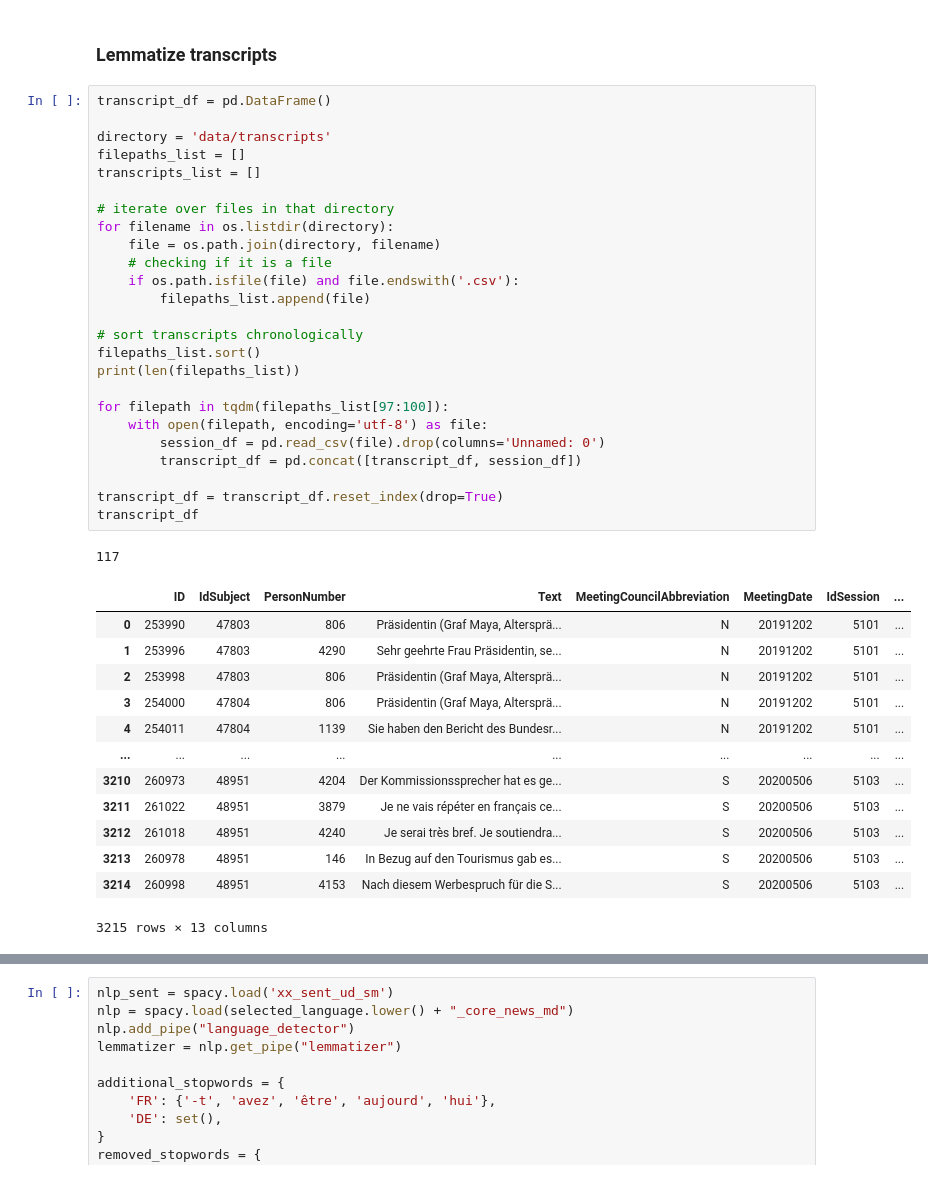
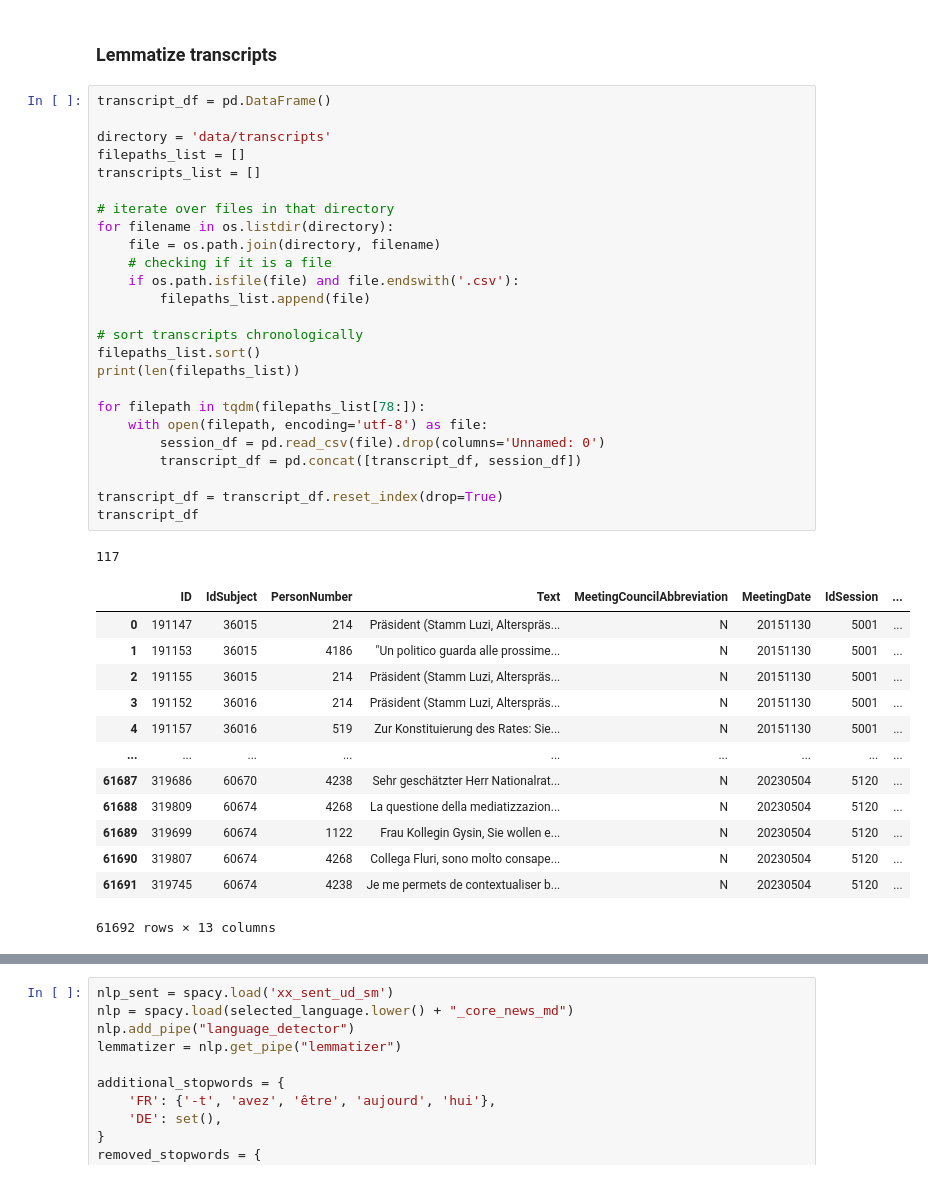
Before and after one commit to cgcrts/ef23_discours, a Jupyter notebook: topic_processing.ipynb, the cells around one changed output, grey strips where cells are left out. Saved outputs shown, nothing was run; the diff lists cells and outputs as text.

```diff
--- a/topic_processing.ipynb
+++ b/topic_processing.ipynb
@@ -75,43 +75,43 @@ nltk.download('wordnet')
 # %%
 transcript_df = pd.DataFrame()
 
 directory = 'data/transcripts'
 filepaths_list = []
 transcripts_list = []
 
 # iterate over files in that directory
 for filename in os.listdir(directory):
     file = os.path.join(directory, filename)
     # checking if it is a file
     if os.path.isfile(file) and file.endswith('.csv'):
         filepaths_list.append(file)
 
 # sort transcripts chronologically
 filepaths_list.sort()
 print(len(filepaths_list))
 
-for filepath in tqdm(filepaths_list[97:100]):
+for filepath in tqdm(filepaths_list[78:]):
     with open(filepath, encoding='utf-8') as file:
         session_df = pd.read_csv(file).drop(columns='Unnamed: 0')
         transcript_df = pd.concat([transcript_df, session_df])
 
 transcript_df = transcript_df.reset_index(drop=True)
 transcript_df
 # %% [output]
 117
 |  | ID | IdSubject | PersonNumber | Text | MeetingCouncilAbbreviation | MeetingDate | IdSession | ... |
-| 0 | 253990 | 47803 | 806 | Präsidentin (Graf Maya, Altersprä... | N | 20191202 | 5101 | ... |
-| 1 | 253996 | 47803 | 4290 | Sehr geehrte Frau Präsidentin, se... | N | 20191202 | 5101 | ... |
-| 2 | 253998 | 47803 | 806 | Präsidentin (Graf Maya, Altersprä... | N | 20191202 | 5101 | ... |
-| 3 | 254000 | 47804 | 806 | Präsidentin (Graf Maya, Altersprä... | N | 20191202 | 5101 | ... |
-| 4 | 254011 | 47804 | 1139 | Sie haben den Bericht des Bundesr... | N | 20191202 | 5101 | ... |
+| 0 | 191147 | 36015 | 214 | Präsident (Stamm Luzi, Alterspräs... | N | 20151130 | 5001 | ... |
+| 1 | 191153 | 36015 | 4186 | "Un politico guarda alle prossime... | N | 20151130 | 5001 | ... |
+| 2 | 191155 | 36015 | 214 | Präsident (Stamm Luzi, Alterspräs... | N | 20151130 | 5001 | ... |
+| 3 | 191152 | 36016 | 214 | Präsident (Stamm Luzi, Alterspräs... | N | 20151130 | 5001 | ... |
+| 4 | 191157 | 36016 | 519 | Zur Konstituierung des Rates: Sie... | N | 20151130 | 5001 | ... |
 | ... | ... | ... | ... | ... | ... | ... | ... | ... |
-| 3210 | 260973 | 48951 | 4204 | Der Kommissionssprecher hat es ge... | S | 20200506 | 5103 | ... |
-| 3211 | 261022 | 48951 | 3879 | Je ne vais répéter en français ce... | S | 20200506 | 5103 | ... |
-| 3212 | 261018 | 48951 | 4240 | Je serai très bref. Je soutiendra... | S | 20200506 | 5103 | ... |
-| 3213 | 260978 | 48951 | 146 | In Bezug auf den Tourismus gab es... | S | 20200506 | 5103 | ... |
-| 3214 | 260998 | 48951 | 4153 | Nach diesem Werbespruch für die S... | S | 20200506 | 5103 | ... |
+| 61687 | 319686 | 60670 | 4238 | Sehr geschätzter Herr Nationalrat... | N | 20230504 | 5120 | ... |
+| 61688 | 319809 | 60674 | 4268 | La questione della mediatizzazion... | N | 20230504 | 5120 | ... |
+| 61689 | 319699 | 60674 | 1122 | Frau Kollegin Gysin, Sie wollen e... | N | 20230504 | 5120 | ... |
+| 61690 | 319807 | 60674 | 4268 | Collega Fluri, sono molto consape... | N | 20230504 | 5120 | ... |
+| 61691 | 319745 | 60674 | 4238 | Je me permets de contextualiser b... | N | 20230504 | 5120 | ... |
-3215 rows × 13 columns
+61692 rows × 13 columns
 # %%
 selected_language = 'FR'
 
```
Also changed, not shown: parts of 44 cells of this notebook, 3 other files.
